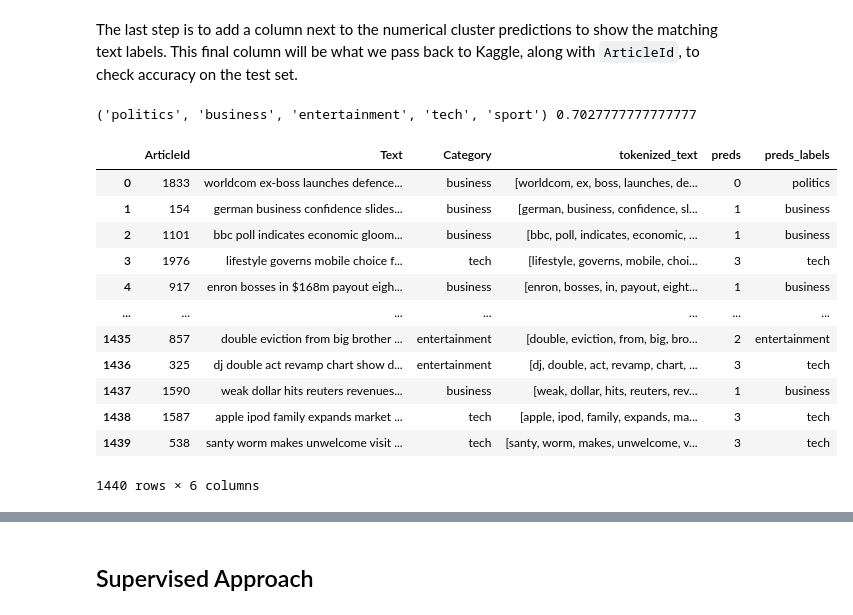
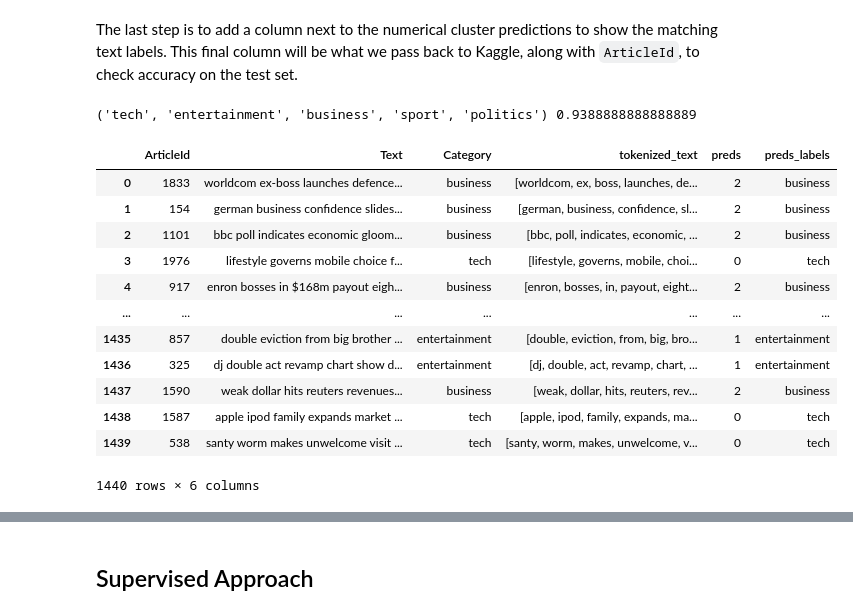
Before and after one commit to jhleakakos/msds-bbc-news-classification, a Jupyter notebook: classify_me_bbc.ipynb, the cells around one changed output, grey strips where cells are left out. Cells and saved outputs as stored; diff of their text form; code cells hidden in the pictures.

Commit message:
add tests for accuracy with varying parameters and add in test with clustering and bypassing svd

```diff
--- a/classify_me_bbc.ipynb
+++ b/classify_me_bbc.ipynb
@@ -283,7 +285,7 @@ df_test['tokenized_text'] = df_test['Text'].apply(
 Next we create the Word2Vec model. We train this on the training set, so we will not have matching test set code for some of the blocks here.
 # %%
 w2vmodel = Word2Vec(
-    window=5 # How many words to look at for the individual word and surrounding words combined
+    window=400 # How many words to look at for the individual word and surrounding words combined
     , workers=6 # How many worker threads to use when training the model
     , vector_size=100 # How many dimensions for the word vectors
     , seed=42
@@ -415,7 +401,7 @@ One other issue here is that SVD is often used to reduce down sparse matrices. T
 Concerns aside, we will have SVD reduce the feature space down to 5 dimensions. We then use k-means clustering with 5 clusters. We then loop through all permutations of the five `Category` labels to see which mapping from number to label gives the best accuracy. We then use the trained Word2Vec, SVD, and k-means models to create labels for the test set.
 # %%
 svd = TruncatedSVD(
-    n_components=5
+    n_components=20
     , random_state=42
 )
 U_train = svd.fit_transform(df_article_embeddings_train)
@@ -444,7 +435,12 @@ km = KMeans(
     n_clusters=5
     , random_state=42
 )
+km_no_svd = KMeans(
+    n_clusters=5
+    , random_state=4242
+)
 
+# Predictions in numeric form from k-means clustering
 preds_train = pd.DataFrame(
     km.fit_predict(U_train)
     , columns=['preds']
@@ -454,6 +450,17 @@ preds_test = pd.DataFrame(
     , columns=['preds']
 )
 
+# Adding in _no_svd versions to test bypassing SVD and clustering on the Word2Vec output directly
+preds_train_no_svd = pd.DataFrame(
+    km_no_svd.fit_predict(df_article_embeddings_train)
+    , columns=['preds']
+)
+preds_test_no_svd = pd.DataFrame(
+    km_no_svd.predict(df_article_embeddings_test)
+    , columns=['preds']
+)
+
+# Combine base dataframe with numeric predictions
 df_train_with_preds = pd.concat([
     df_train.reset_index(drop=True)
     , preds_train
@@ -465,6 +472,17 @@ df_test_with_preds = pd.concat([
     ], axis=1
 )
 
+df_train_with_preds_no_svd = pd.concat([
+    df_train.reset_index(drop=True)
+    , preds_train_no_svd
+    ], axis=1
+)
+df_test_with_preds_no_svd = pd.concat([
+    df_test.reset_index(drop=True)
+    , preds_test_no_svd
+    ], axis=1
+)
+
 df_train_with_preds
 # %% [output]
 |  | ArticleId | Text | Category | tokenized_text | preds |
@@ -509,45 +527,55 @@ The last step is to add a column next to the numerical cluster predictions to sh
 # %%
 label_order, label_order_accuracy = fix_those_labels(df_train_with_preds['Category'], df_train_with_preds['preds'])
 print(label_order, label_order_accuracy)
 
 preds_labels_train = [label_order[pred] for pred in df_train_with_preds['preds']]
 preds_labels_test = [label_order[pred] for pred in df_test_with_preds['preds']]
+preds_labels_test_no_svd = [label_order[pred] for pred in df_test_with_preds_no_svd['preds']]
 
 df_preds_labels_train = pd.DataFrame(
     preds_labels_train
     , columns=['preds_labels']
 )
 df_preds_labels_test = pd.DataFrame(
     preds_labels_test
+    , columns=['Category']
+)
+df_preds_labels_test_no_svd = pd.DataFrame(
+    preds_labels_test_no_svd
     , columns=['Category']
 )
 
 df_final_train = pd.concat([
     df_train_with_preds
     , df_preds_labels_train
     ], axis=1
 )
 df_final_test = pd.concat([
     df_test_with_preds
     , df_preds_labels_test
     ], axis=1
 )
+df_final_test_no_svd = pd.concat([
+    df_test_with_preds_no_svd
+    , df_preds_labels_test_no_svd
+    ], axis=1
+)
 
 df_final_train
 # %% [output]
-('politics', 'business', 'entertainment', 'tech', 'sport') 0.7027777777777777
+('tech', 'entertainment', 'business', 'sport', 'politics') 0.9388888888888889
 |  | ArticleId | Text | Category | tokenized_text | preds | preds_labels |
-| 0 | 1833 | worldcom ex-boss launches defence... | business | [worldcom, ex, boss, launches, de... | 0 | politics |
-| 1 | 154 | german business confidence slides... | business | [german, business, confidence, sl... | 1 | business |
-| 2 | 1101 | bbc poll indicates economic gloom... | business | [bbc, poll, indicates, economic, ... | 1 | business |
-| 3 | 1976 | lifestyle governs mobile choice f... | tech | [lifestyle, governs, mobile, choi... | 3 | tech |
-| 4 | 917 | enron bosses in $168m payout eigh... | business | [enron, bosses, in, payout, eight... | 1 | business |
+| 0 | 1833 | worldcom ex-boss launches defence... | business | [worldcom, ex, boss, launches, de... | 2 | business |
+| 1 | 154 | german business confidence slides... | business | [german, business, confidence, sl... | 2 | business |
+| 2 | 1101 | bbc poll indicates economic gloom... | business | [bbc, poll, indicates, economic, ... | 2 | business |
+| 3 | 1976 | lifestyle governs mobile choice f... | tech | [lifestyle, governs, mobile, choi... | 0 | tech |
+| 4 | 917 | enron bosses in $168m payout eigh... | business | [enron, bosses, in, payout, eight... | 2 | business |
 | ... | ... | ... | ... | ... | ... | ... |
-| 1435 | 857 | double eviction from big brother ... | entertainment | [double, eviction, from, big, bro... | 2 | entertainment |
-| 1436 | 325 | dj double act revamp chart show d... | entertainment | [dj, double, act, revamp, chart, ... | 3 | tech |
-| 1437 | 1590 | weak dollar hits reuters revenues... | business | [weak, dollar, hits, reuters, rev... | 1 | business |
-| 1438 | 1587 | apple ipod family expands market ... | tech | [apple, ipod, family, expands, ma... | 3 | tech |
-| 1439 | 538 | santy worm makes unwelcome visit ... | tech | [santy, worm, makes, unwelcome, v... | 3 | tech |
+| 1435 | 857 | double eviction from big brother ... | entertainment | [double, eviction, from, big, bro... | 1 | entertainment |
+| 1436 | 325 | dj double act revamp chart show d... | entertainment | [dj, double, act, revamp, chart, ... | 1 | entertainment |
+| 1437 | 1590 | weak dollar hits reuters revenues... | business | [weak, dollar, hits, reuters, rev... | 2 | business |
+| 1438 | 1587 | apple ipod family expands market ... | tech | [apple, ipod, family, expands, ma... | 0 | tech |
+| 1439 | 538 | santy worm makes unwelcome visit ... | tech | [santy, worm, makes, unwelcome, v... | 0 | tech |
 1440 rows × 6 columns
 # %%
 df_final_test
```
Also changed, not shown: parts of 13 cells of this notebook.
